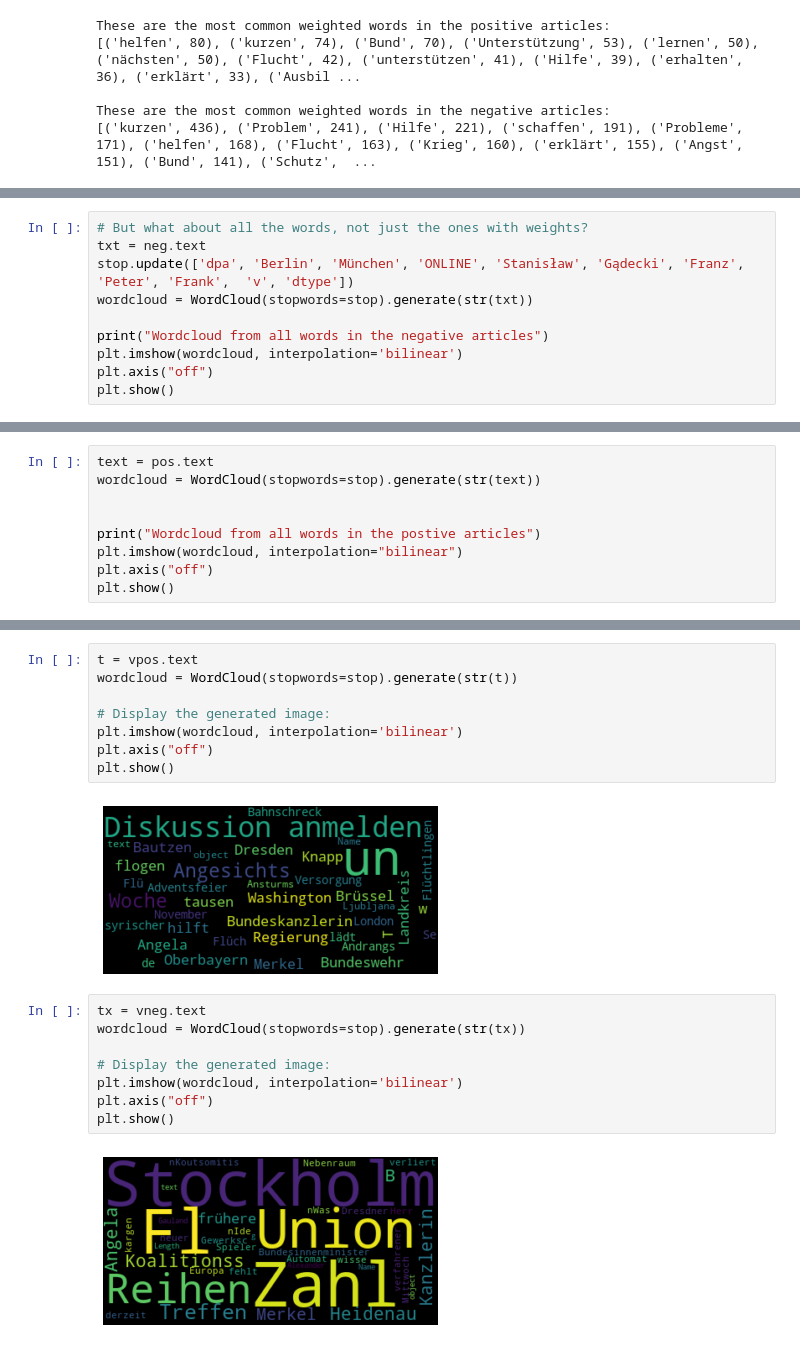
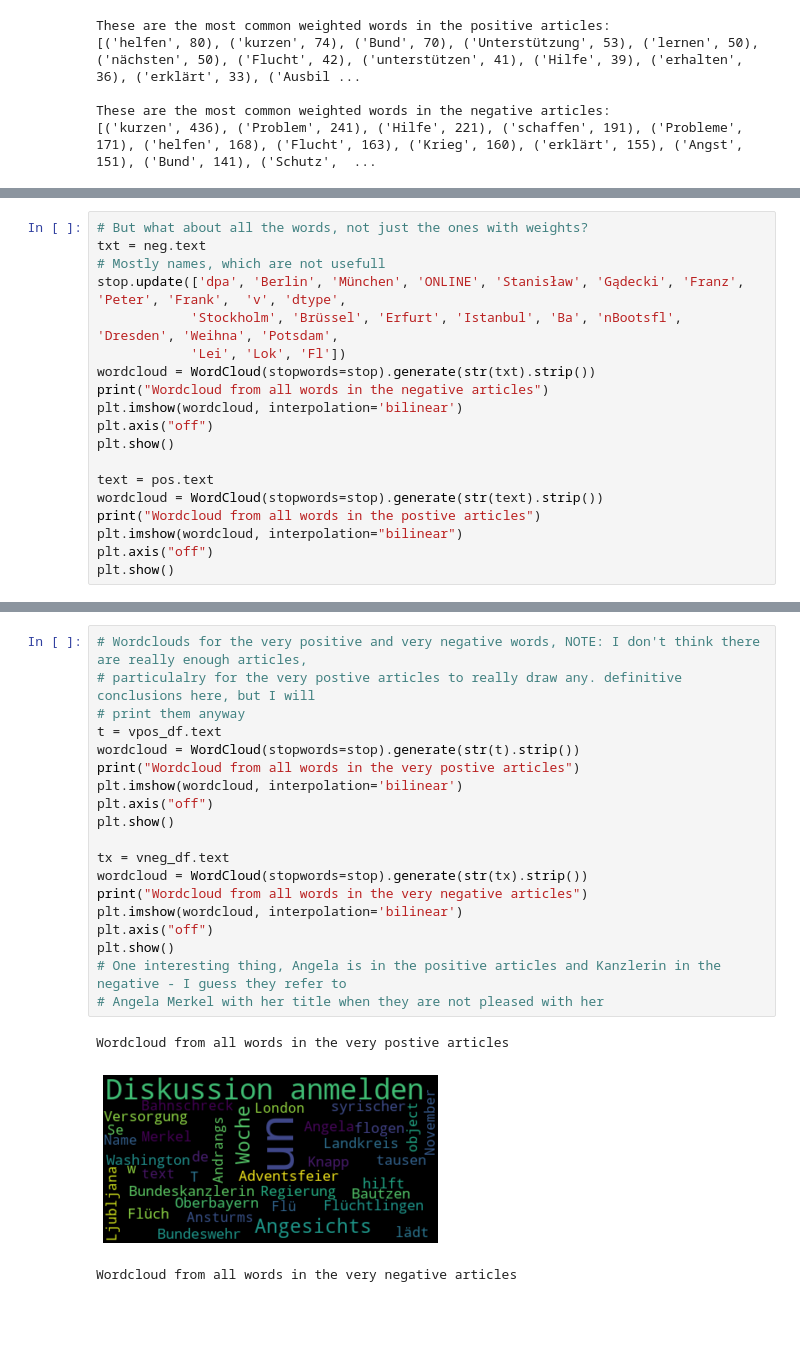
Before and after one commit to Data-Science-for-Linguists-2021/Fl-chtlingskrise-Sentiment-Analysis, a Jupyter notebook: Presentation.ipynb, the cells around one changed output, grey strips where cells are left out. Drawn from its saved outputs; the diff is of its cells as text; blank space fills up the shorter version.

```diff
--- a/Presentation.ipynb
+++ b/Presentation.ipynb
@@ -804,10 +816,0 @@ Wordcloud for weighted word in postive articles
-# %%
-# But what about all the words, not just the ones with weights?
-txt = neg.text
-stop.update(['dpa', 'Berlin', 'München', 'ONLINE', 'Stanisław', 'Gądecki', 'Franz', 'Peter', 'Frank',  'v', 'dtype'])
-wordcloud = WordCloud(stopwords=stop).generate(str(txt))
-
-print("Wordcloud from all words in the negative articles")
-plt.imshow(wordcloud, interpolation='bilinear')
-plt.axis("off")
-plt.show()
@@ -817,8 +817,18 @@ Wordcloud from all words in the negative articles
 # %%
+# But what about all the words, not just the ones with weights?
+txt = neg.text
+# Mostly names, which are not usefull
+stop.update(['dpa', 'Berlin', 'München', 'ONLINE', 'Stanisław', 'Gądecki', 'Franz', 'Peter', 'Frank',  'v', 'dtype',
+            'Stockholm', 'Brüssel', 'Erfurt', 'Istanbul', 'Ba', 'nBootsfl', 'Dresden', 'Weihna', 'Potsdam',
+            'Lei', 'Lok', 'Fl'])
+wordcloud = WordCloud(stopwords=stop).generate(str(txt).strip())
+print("Wordcloud from all words in the negative articles")
+plt.imshow(wordcloud, interpolation='bilinear')
+plt.axis("off")
+plt.show()
+
 text = pos.text
-wordcloud = WordCloud(stopwords=stop).generate(str(text))
-
-
+wordcloud = WordCloud(stopwords=stop).generate(str(text).strip())
 print("Wordcloud from all words in the postive articles")
 plt.imshow(wordcloud, interpolation="bilinear")
 plt.axis("off")
@@ -831,20 +843,23 @@ Wordcloud from all words in the postive articles
-# %%
-t = vpos.text
-wordcloud = WordCloud(stopwords=stop).generate(str(t))
-
-# Display the generated image:
-plt.imshow(wordcloud, interpolation='bilinear')
-plt.axis("off")
-plt.show()
-# %% [output]
-[figure, removed]
 # %%
-tx = vneg.text
-wordcloud = WordCloud(stopwords=stop).generate(str(tx))
-
-# Display the generated image:
+# Wordclouds for the very positive and very negative words, NOTE: I don't think there are really enough articles,
+# particulalry for the very postive articles to really draw any. definitive conclusions here, but I will
+# print them anyway
+t = vpos_df.text
+wordcloud = WordCloud(stopwords=stop).generate(str(t).strip())
+print("Wordcloud from all words in the very postive articles")
 plt.imshow(wordcloud, interpolation='bilinear')
 plt.axis("off")
 plt.show()
+
+tx = vneg_df.text
+wordcloud = WordCloud(stopwords=stop).generate(str(tx).strip())
+print("Wordcloud from all words in the very negative articles")
+plt.imshow(wordcloud, interpolation='bilinear')
+plt.axis("off")
+plt.show()
+# One interesting thing, Angela is in the positive articles and Kanzlerin in the negative - I guess they refer to
+# Angela Merkel with her title when they are not pleased with her
 # %% [output]
+Wordcloud from all words in the very postive articles
-[figure, old version]
+[figure, new version]
+Wordcloud from all words in the very negative articles
```
Also changed, not shown: parts of 48 cells of this notebook.
